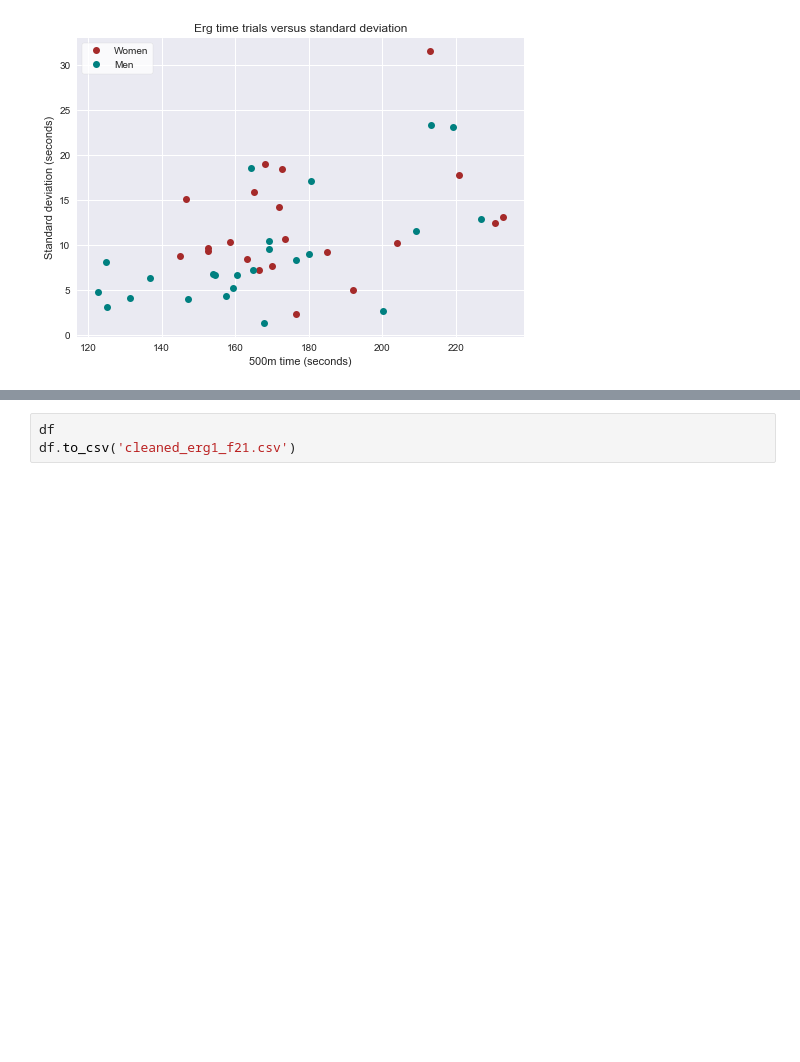
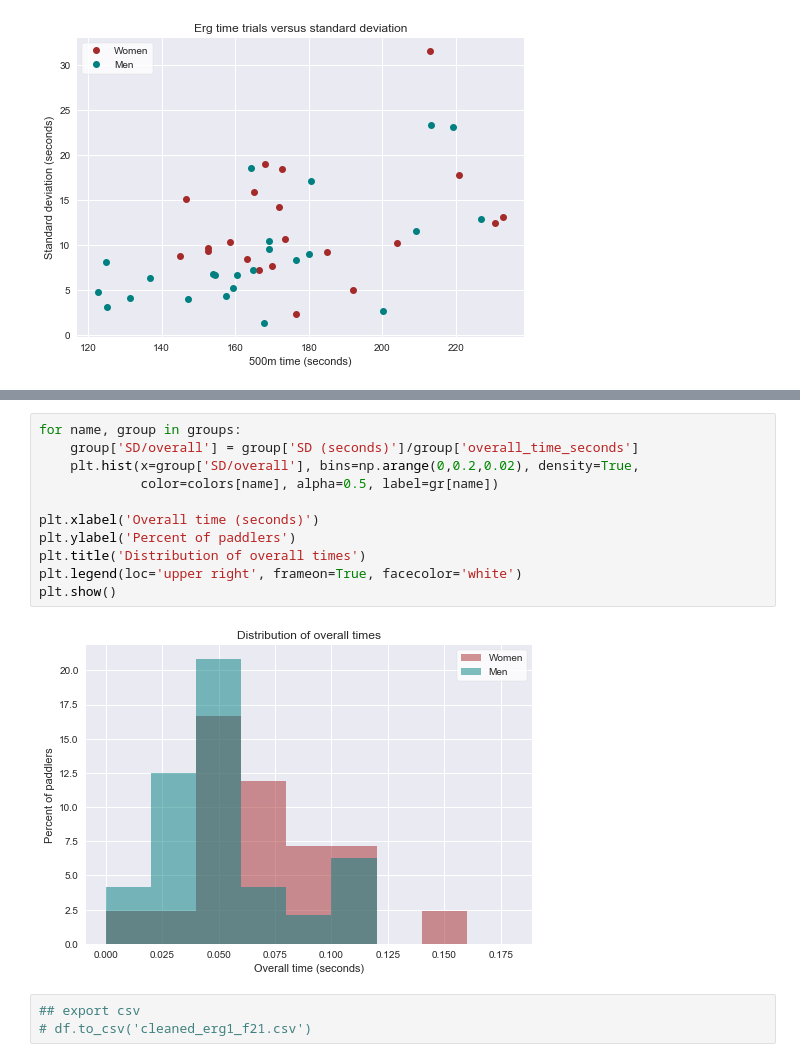
Before and after one commit to tinypersimmon/caldb, a Jupyter notebook: f21_metric1.ipynb, the cells around one changed output, grey strips where cells are left out. Saved outputs shown, nothing was run; the diff lists cells and outputs as text; blank space fills up the shorter version.

```diff
--- a/f21_metric1.ipynb
+++ b/f21_metric1.ipynb
@@ -112,3 +129,16 @@ plt.show()
+# %%
+for name, group in groups:
+    group['SD/overall'] = group['SD (seconds)']/group['overall_time_seconds']
+    plt.hist(x=group['SD/overall'], bins=np.arange(0,0.2,0.02), density=True,
+             color=colors[name], alpha=0.5, label=gr[name])
+
+plt.xlabel('Overall time (seconds)')
+plt.ylabel('Percent of paddlers')
+plt.title('Distribution of overall times')
+plt.legend(loc='upper right', frameon=True, facecolor='white')
+plt.show()
+# %% [output]
+[figure, added]
 # %%
-df
-df.to_csv('cleaned_erg1_f21.csv')
+## export csv
+# df.to_csv('cleaned_erg1_f21.csv')
```
Also changed, not shown: parts of 1 cell of this notebook.
